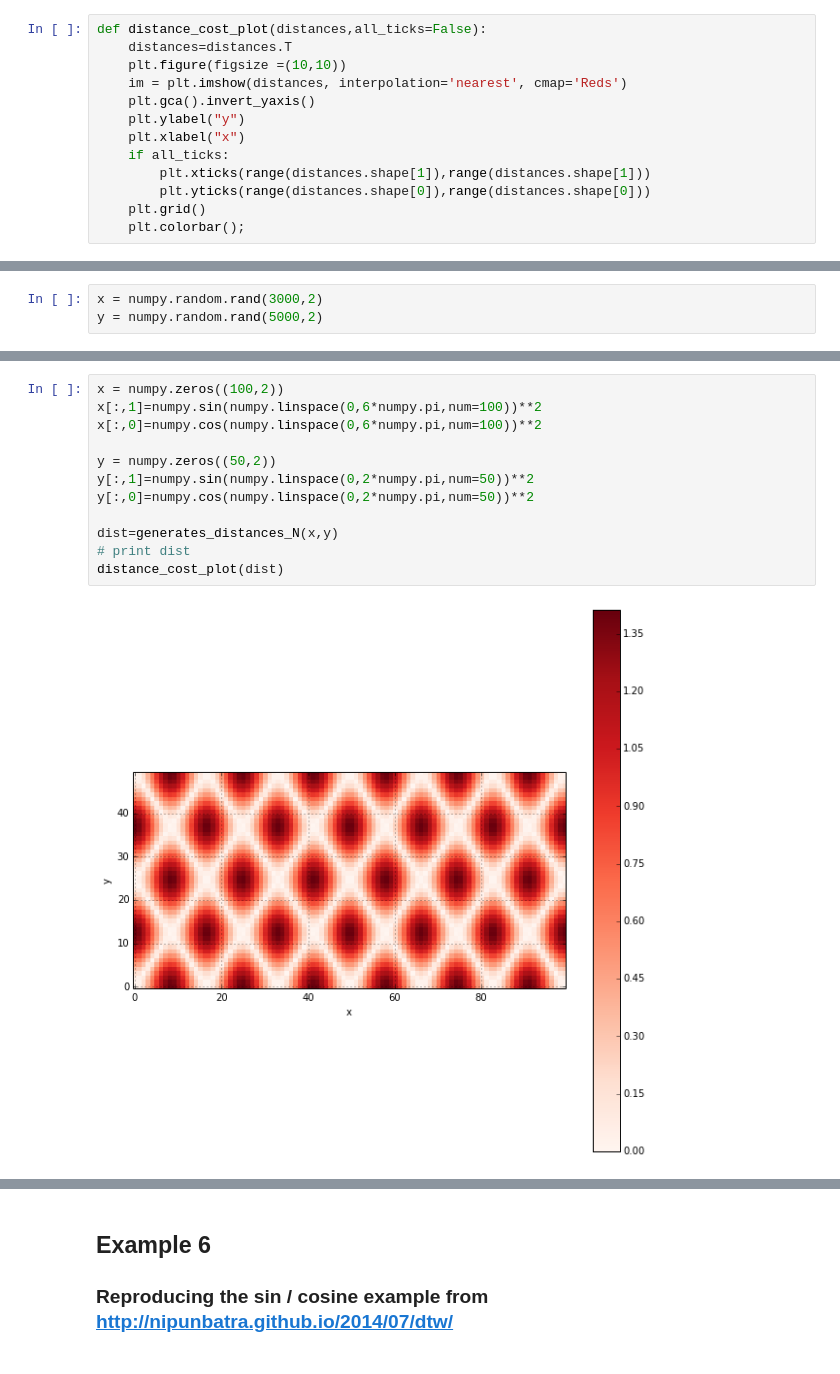
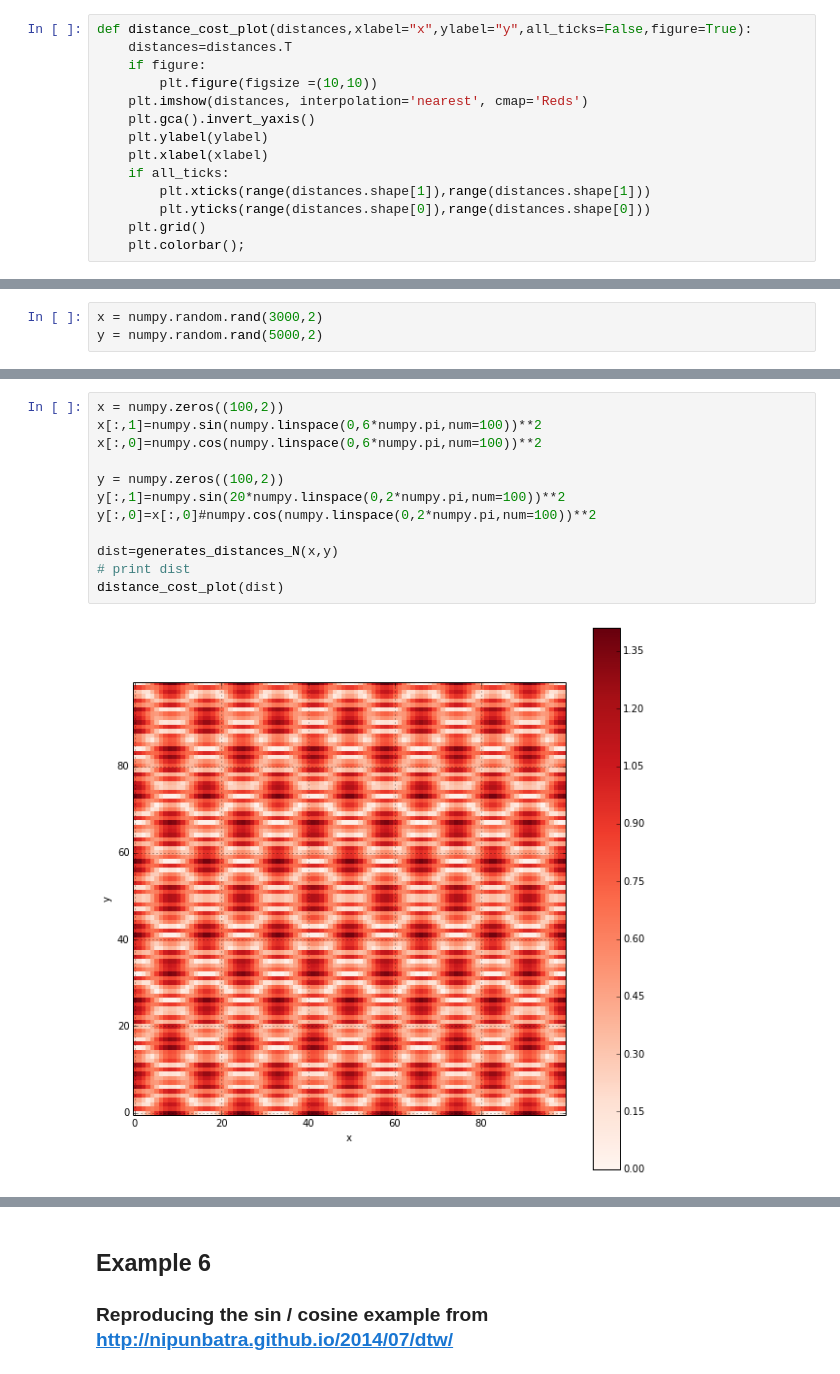
Before and after one commit to ricardodeazambuja/DTW, a Jupyter notebook: Dynamic_Time_Warping.ipynb, the cells around one changed output, grey strips where cells are left out. Drawn from its saved outputs; the diff is of its cells as text.

```diff
--- a/Dynamic_Time_Warping.ipynb
+++ b/Dynamic_Time_Warping.ipynb
@@ -301,13 +301,14 @@ reload(sys.modules['dtw_C'])
 # %% [output]
 <module 'dtw_C' from 'dtw_C.pyc'>
 # %%
-def distance_cost_plot(distances,all_ticks=False):
+def distance_cost_plot(distances,xlabel="x",ylabel="y",all_ticks=False,figure=True):
     distances=distances.T
-    plt.figure(figsize =(10,10))
-    im = plt.imshow(distances, interpolation='nearest', cmap='Reds')
+    if figure:
+        plt.figure(figsize =(10,10))
+    plt.imshow(distances, interpolation='nearest', cmap='Reds')
     plt.gca().invert_yaxis()
-    plt.ylabel("y")
-    plt.xlabel("x")
+    plt.ylabel(ylabel)
+    plt.xlabel(xlabel)
     if all_ticks:
         plt.xticks(range(distances.shape[1]),range(distances.shape[1]))
         plt.yticks(range(distances.shape[0]),range(distances.shape[0]))
@@ -597,17 +598,17 @@ Wall time: 70.7 ms
 # %%
 x = numpy.zeros((100,2))
 x[:,1]=numpy.sin(numpy.linspace(0,6*numpy.pi,num=100))**2
 x[:,0]=numpy.cos(numpy.linspace(0,6*numpy.pi,num=100))**2
 
-y = numpy.zeros((50,2))
-y[:,1]=numpy.sin(numpy.linspace(0,2*numpy.pi,num=50))**2
-y[:,0]=numpy.cos(numpy.linspace(0,2*numpy.pi,num=50))**2
+y = numpy.zeros((100,2))
+y[:,1]=numpy.sin(20*numpy.linspace(0,2*numpy.pi,num=100))**2
+y[:,0]=x[:,0]#numpy.cos(numpy.linspace(0,2*numpy.pi,num=100))**2
 
 dist=generates_distances_N(x,y)
 # print dist
 distance_cost_plot(dist)
 # %% [output]
-[figure, old version]
+[figure, new version]
 # %%
 %%time
 dist=generates_distances2D(x,y)
```
Also changed, not shown: parts of 34 cells of this notebook.
